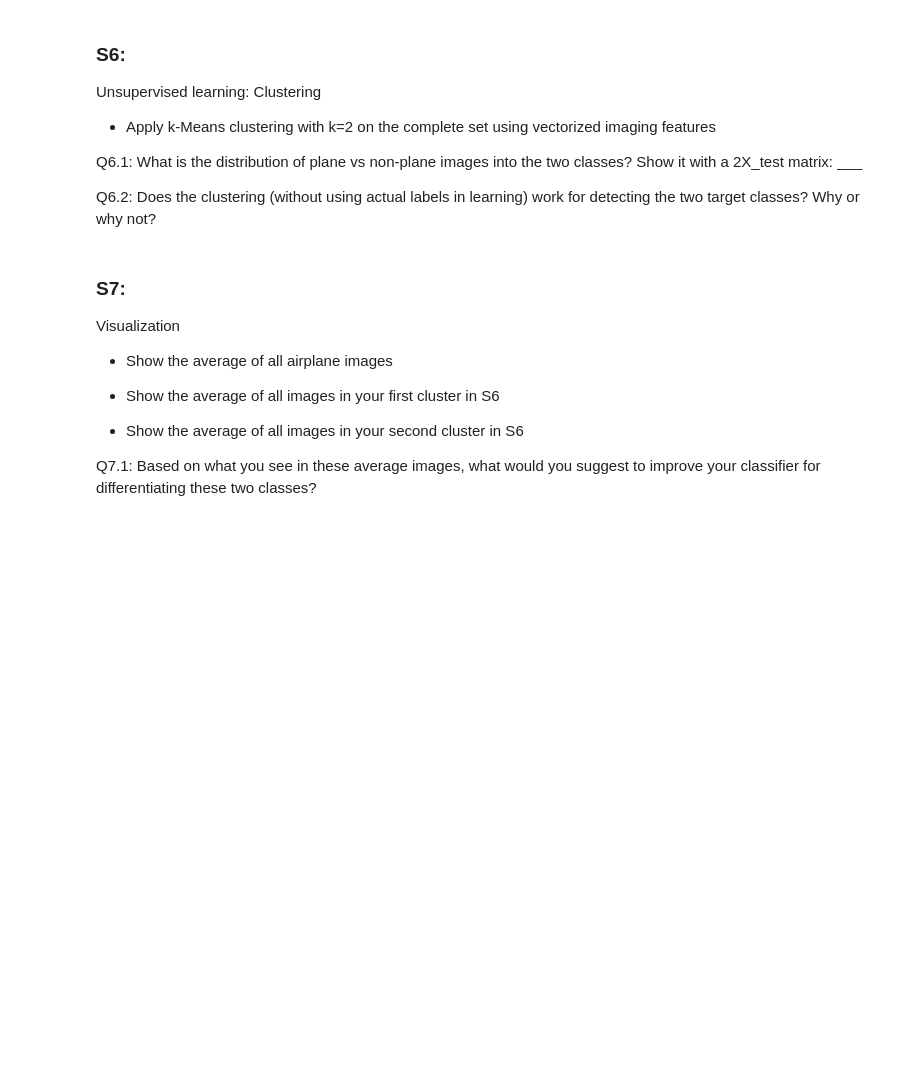
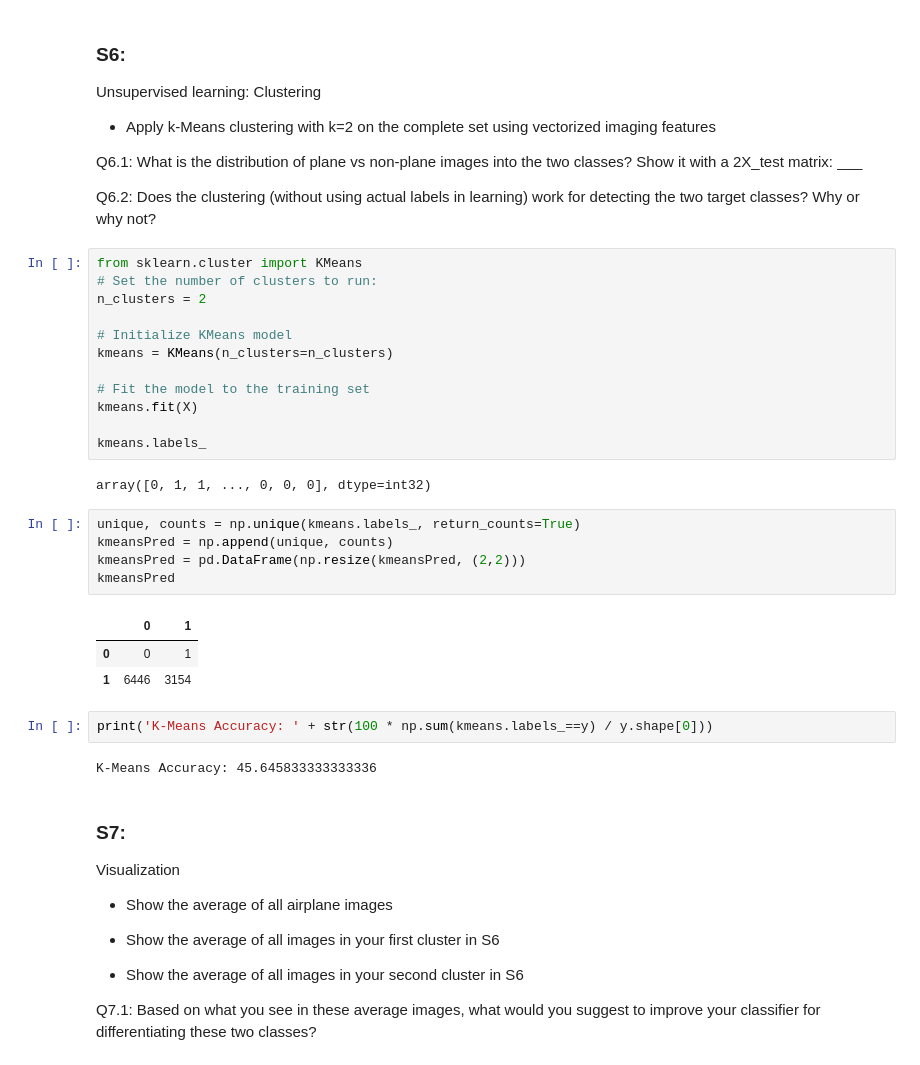
Before and after one commit to johnatawnclementawn/RemoteSensing_650_HW, a Jupyter notebook: HW2/Clementi_MUSA650_HW2.ipynb, the cells around one changed output. Drawn from its saved outputs; the diff is of its cells as text; blank space fills up the shorter version.

Commit message:
KMeans

```diff
--- a/HW2/Clementi_MUSA650_HW2.ipynb
+++ b/HW2/Clementi_MUSA650_HW2.ipynb
@@ -314,6 +390,33 @@ Unsupervised learning: Clustering
 Q6.1: What is the distribution of plane vs non-plane images into the two classes? Show it with a 2X_test matrix: ___
 
 Q6.2: Does the clustering (without using actual labels in learning) work for detecting the two target classes? Why or why not?
+# %%
+from sklearn.cluster import KMeans
+# Set the number of clusters to run:
+n_clusters = 2
+
+# Initialize KMeans model
+kmeans = KMeans(n_clusters=n_clusters)
+
+# Fit the model to the training set
+kmeans.fit(X)
+
+kmeans.labels_
+# %% [output]
+array([0, 1, 1, ..., 0, 0, 0], dtype=int32)
+# %%
+unique, counts = np.unique(kmeans.labels_, return_counts=True)
+kmeansPred = np.append(unique, counts)
+kmeansPred = pd.DataFrame(np.resize(kmeansPred, (2,2)))
+kmeansPred
+# %% [output]
+|  | 0 | 1 |
+| 0 | 0 | 1 |
+| 1 | 6446 | 3154 |
+# %%
+print('K-Means Accuracy: ' + str(100 * np.sum(kmeans.labels_==y) / y.shape[0]))
+# %% [output]
+K-Means Accuracy: 45.645833333333336
 # %% [markdown]
 ### S7:
 
```
Also changed, not shown: parts of 13 cells of this notebook.
